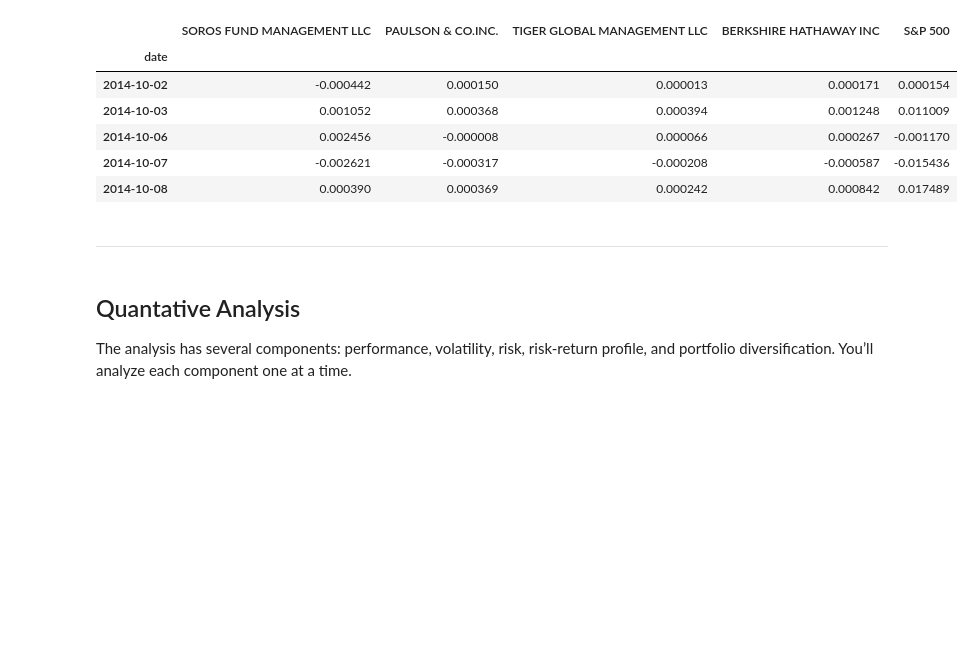
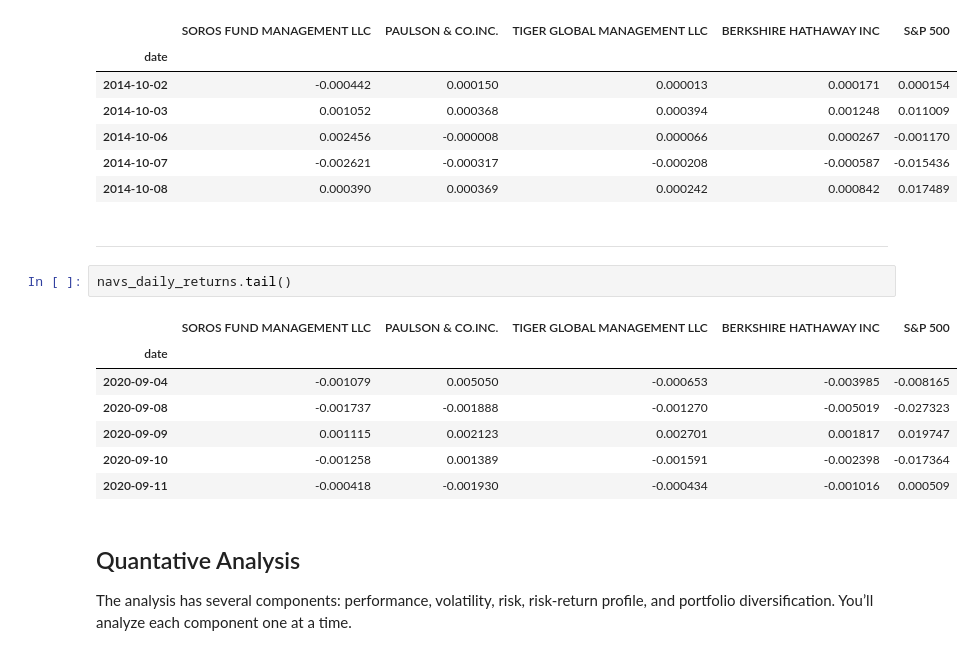
Before and after one commit to vishkast203/Challenge_Assignment-4, a Jupyter notebook: Starter_Code/risk_return_analysis.ipynb, the cells around one changed output. Saved outputs shown, nothing was run; the diff lists cells and outputs as text; blank space fills up the shorter version.

```diff
--- a/Starter_Code/risk_return_analysis.ipynb
+++ b/Starter_Code/risk_return_analysis.ipynb
@@ -174,6 +174,16 @@ navs_daily_returns.head()
 | 2014-10-08 | 0.000390 | 0.000369 | 0.000242 | 0.000842 | 0.017489 |
 # %% [markdown]
 ---
+# %%
+navs_daily_returns.tail()
+# %% [output]
+|  | SOROS FUND MANAGEMENT LLC | PAULSON & CO.INC. | TIGER GLOBAL MANAGEMENT LLC | BERKSHIRE HATHAWAY INC | S&P 500 |
+| date |  |  |  |  |  |
+| 2020-09-04 | -0.001079 | 0.005050 | -0.000653 | -0.003985 | -0.008165 |
+| 2020-09-08 | -0.001737 | -0.001888 | -0.001270 | -0.005019 | -0.027323 |
+| 2020-09-09 | 0.001115 | 0.002123 | 0.002701 | 0.001817 | 0.019747 |
+| 2020-09-10 | -0.001258 | 0.001389 | -0.001591 | -0.002398 | -0.017364 |
+| 2020-09-11 | -0.000418 | -0.001930 | -0.000434 | -0.001016 | 0.000509 |
 # %% [markdown]
 ## Quantative Analysis
 
```
Also changed, not shown: parts of 3 cells of this notebook.
